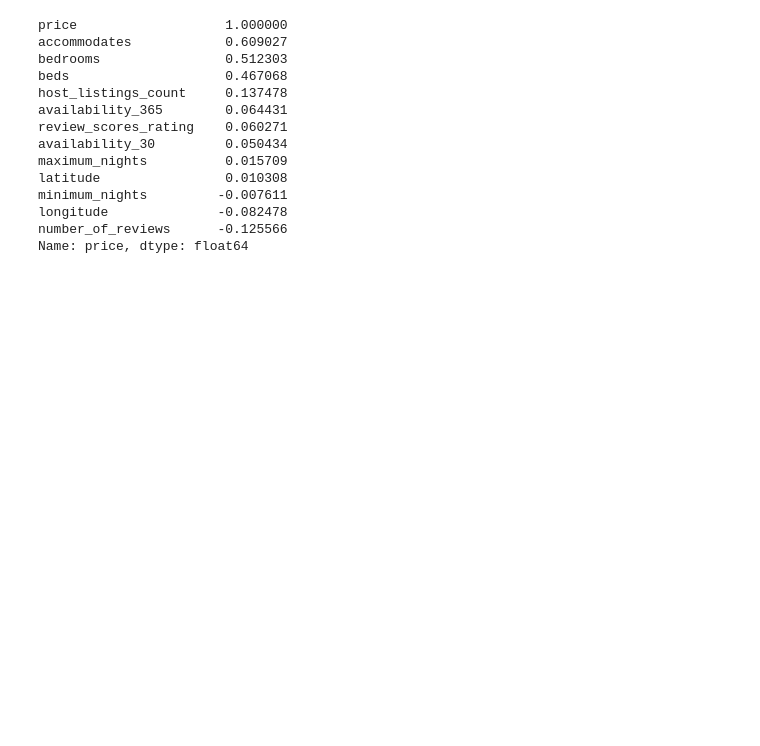
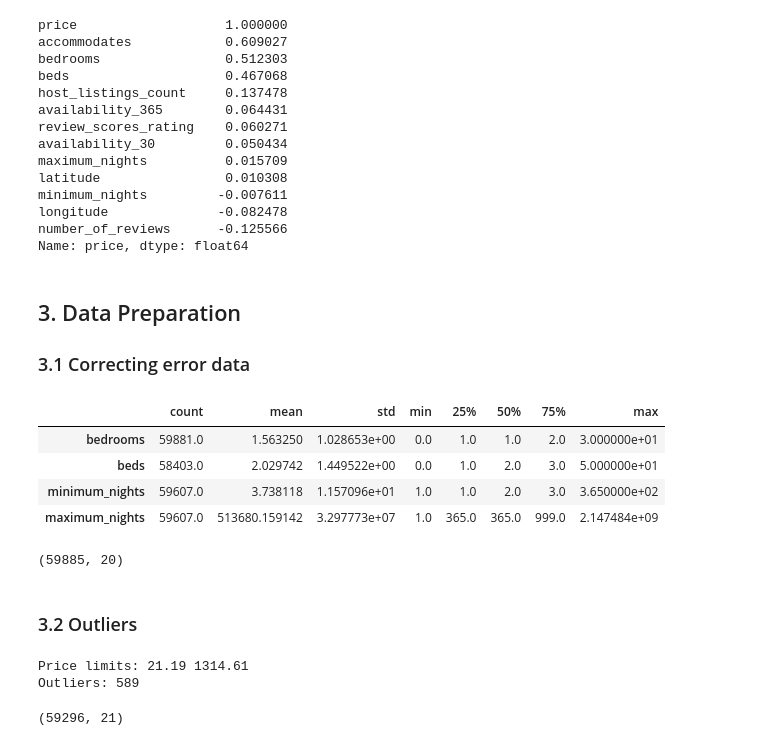
Before and after one commit to salimovazizbek-bit/london-airbnb-price-prediction, a Jupyter notebook: airbnb_price_prediction.ipynb, the cells around one changed output. Cells and saved outputs as stored; diff of their text form; code cells hidden in the pictures; blank space fills up the shorter version.

```diff
--- a/airbnb_price_prediction.ipynb
+++ b/airbnb_price_prediction.ipynb
@@ -271,3 +271,41 @@ minimum_nights         -0.007611
 longitude              -0.082478
 number_of_reviews      -0.125566
 Name: price, dtype: float64
+# %% [markdown]
+## 3. Data Preparation
+### 3.1 Correcting error data
+# %%
+df[['bedrooms', 'beds', 'minimum_nights', 'maximum_nights']].describe().T
+# %% [output]
+|  | count | mean | std | min | 25% | 50% | 75% | max |
+| bedrooms | 59881.0 | 1.563250 | 1.028653e+00 | 0.0 | 1.0 | 1.0 | 2.0 | 3.000000e+01 |
+| beds | 58403.0 | 2.029742 | 1.449522e+00 | 0.0 | 1.0 | 2.0 | 3.0 | 5.000000e+01 |
+| minimum_nights | 59607.0 | 3.738118 | 1.157096e+01 | 1.0 | 1.0 | 2.0 | 3.0 | 3.650000e+02 |
+| maximum_nights | 59607.0 | 513680.159142 | 3.297773e+07 | 1.0 | 365.0 | 365.0 | 999.0 | 2.147484e+09 |
+# %%
+df = df[(df['bedrooms'].isnull()) | (df['bedrooms'] <= 10)]
+df = df[(df['beds'].isnull()) | (df['beds'] <= 20)]
+df.loc[df['maximum_nights'] > 1125, 'maximum_nights'] = 1125
+df.shape
+# %% [output]
+(59885, 20)
+# %% [markdown]
+### 3.2 Outliers
+# %%
+df['log_price'] = np.log(df['price'])
+
+Q1 = df['log_price'].quantile(0.25)
+Q3 = df['log_price'].quantile(0.75)
+IQR = Q3 - Q1
+lower = Q1 - 1.5 * IQR
+upper = Q3 + 1.5 * IQR
+print('Price limits:', round(np.exp(lower), 2), round(np.exp(upper), 2))
+print('Outliers:', ((df['log_price'] < lower) | (df['log_price'] > upper)).sum())
+# %% [output]
+Price limits: 21.19 1314.61
+Outliers: 589
+# %%
+df = df[(df['log_price'] >= lower) & (df['log_price'] <= upper)]
+df.shape
+# %% [output]
+(59296, 21)
```
Also changed, not shown: parts of 12 cells of this notebook, 1 other file.
